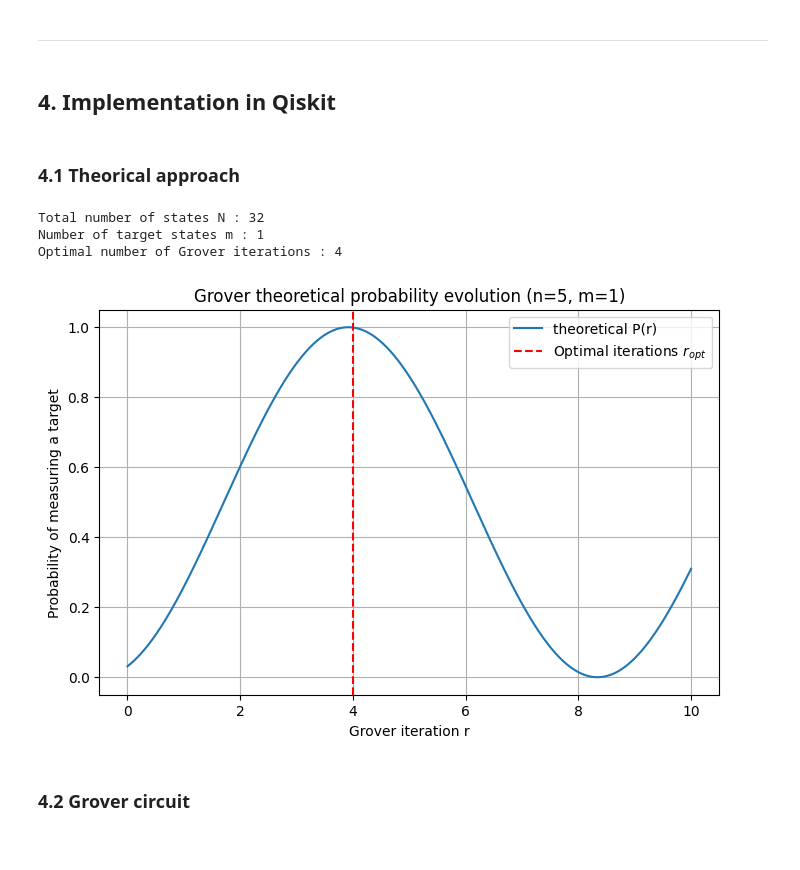
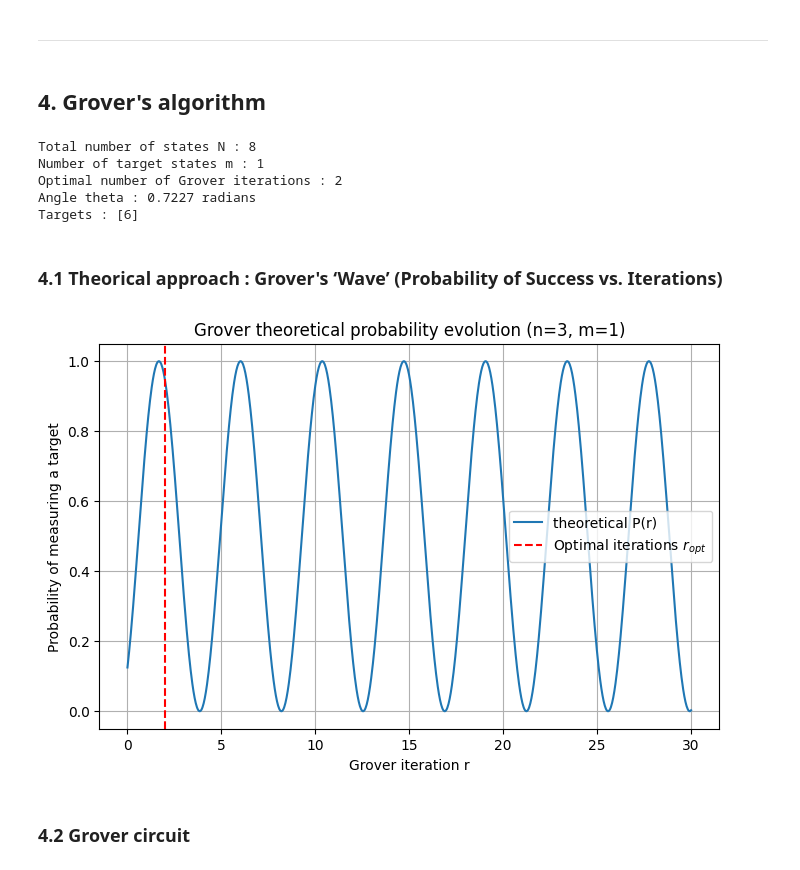
Before and after one commit to victor-pcll/Grover-s-Search, a Jupyter notebook: notebook.ipynb, the cells around one changed output. Saved outputs shown, nothing was run; the diff lists cells and outputs as text; code cells hidden in the pictures.

Commit message:
Plots for presentations

```diff
--- a/notebook.ipynb
+++ b/notebook.ipynb
@@ -82,43 +80,49 @@ In cryptography, symmetric-key systems are affected: for instance, Grover can ef
 # %% [markdown]
 ---
-# %% [markdown]
-## 4. Implementation in Qiskit
+# %% [markdown]
+## 4. Grover's algorithm
 # %%
 # CONFIGURATION
 
-n = 5                         # number of qubits
-targets = ["10101"]           # target states
-iterations = 10               # number of Grover iterations
-ancilla_qubits = 0            # number of ancilla qubits
-t_bits = 8                    # number of counting qubits
-shots = 2048                  # number of shots for simulation
-m = len(targets)              # number of target states
+n = 3                                                       # number of qubits
+targets = ["110"]                                           # target states
+max_iter = 30                                               # number of Grover iterations
+iterations_range = np.arange(1, max_iter + 1)               # iterations de Grover's alg.
+t_bits = 6                                                  # number of counting qubits
+shots = 2000                                                # number of shots for simulation
+m = len(targets)                                            # number of target states
+# %%
+N = 2**n                                                   # total number of states
+theta = 2 * np.arcsin(np.sqrt(m / N))                      # angle de Grover
+r = np.linspace(0, max_iter, 1000)                       # itérations
+P_r = np.sin((2*r + 1) * theta / 2)**2                     # probabilité théorique
+r_opt = int(np.pi / (4 * np.arcsin(np.sqrt(m / N))))       # optimal number of iterations
+k = [int(i, 2) for i in targets]                           # number of qubits to represent N
+
+print(f"Total number of states N : {N}")
+print(f"Number of target states m : {m}")
+print(f"Optimal number of Grover iterations : {r_opt}")
+print(f"Angle theta : {theta:.4f} radians")
+print(f"Targets : {k}")
+# %% [output]
+Total number of states N : 8
+Number of target states m : 1
+Optimal number of Grover iterations : 2
+Angle theta : 0.7227 radians
+Targets : [6]
 # %% [markdown]
-### 4.1 Theorical approach
+### 4.1 Theorical approach : Grover's ‘Wave’ (Probability of Success vs. Iterations)
 # %%
-N = 2**n                                                   # total number of states
-theta = 2 * np.arcsin(np.sqrt(m / N))                      # angle de Grover
-r = np.linspace(0, iterations, 1000)                       # itérations
-P_r = np.sin((2*r + 1) * theta / 2)**2                     # probabilité théorique
-r_opt = int(np.pi / (4 * np.arcsin(np.sqrt(m / N))))       # optimal number of iterations
-
-print(f"Total number of states N : {N}")
-print(f"Number of target states m : {m}")
-print(f"Optimal number of Grover iterations : {r_opt}")
-
 plt.figure(figsize=(8,5))
 plt.plot(r, P_r, label=f'theoretical P(r)')
 plt.xlabel("Grover iteration r")
 plt.ylabel("Probability of measuring a target")
 plt.title(f"Grover theoretical probability evolution (n={n}, m={m})")
 plt.axvline(x=r_opt, color='r', linestyle='--', label='Optimal iterations $r_{opt}$')
 plt.grid(True)
 plt.legend()
 plt.show()
 # %% [output]
-Total number of states N : 32
-Number of target states m : 1
-Optimal number of Grover iterations : 4
-[figure, old version]
+[figure, new version]
 # %% [markdown]
 ### 4.2 Grover circuit
```
Also changed, not shown: parts of 35 cells of this notebook, 9 other files.
